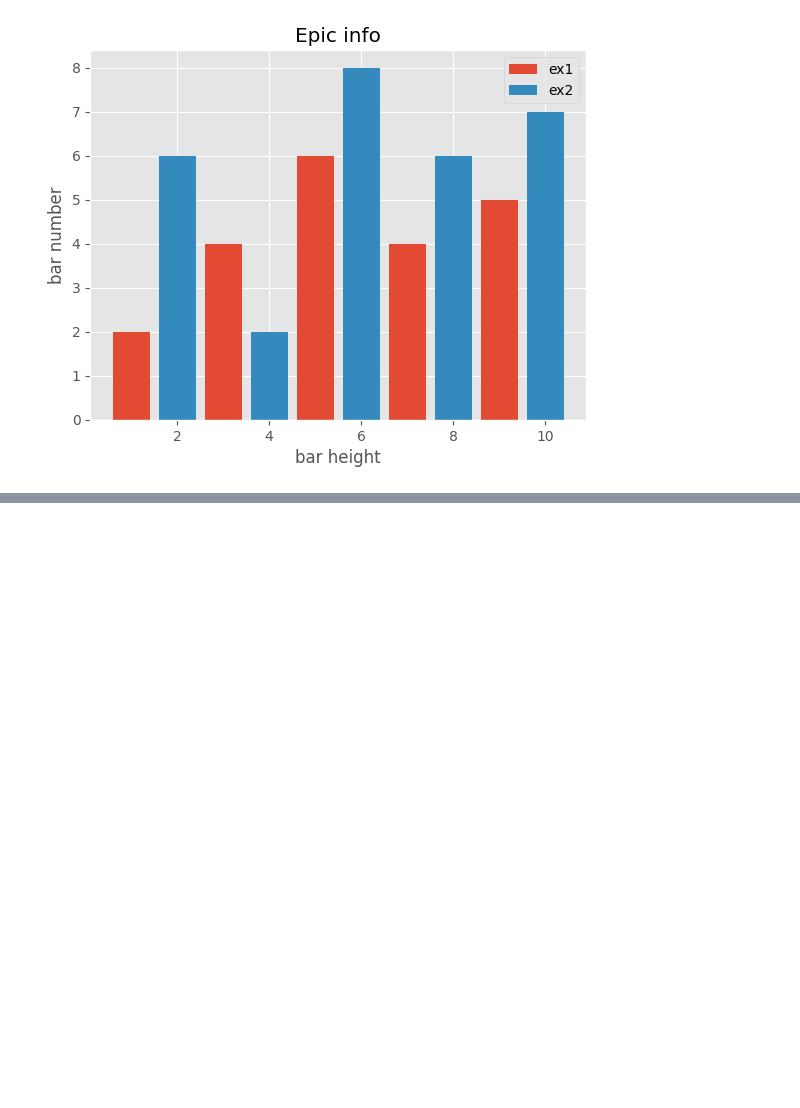
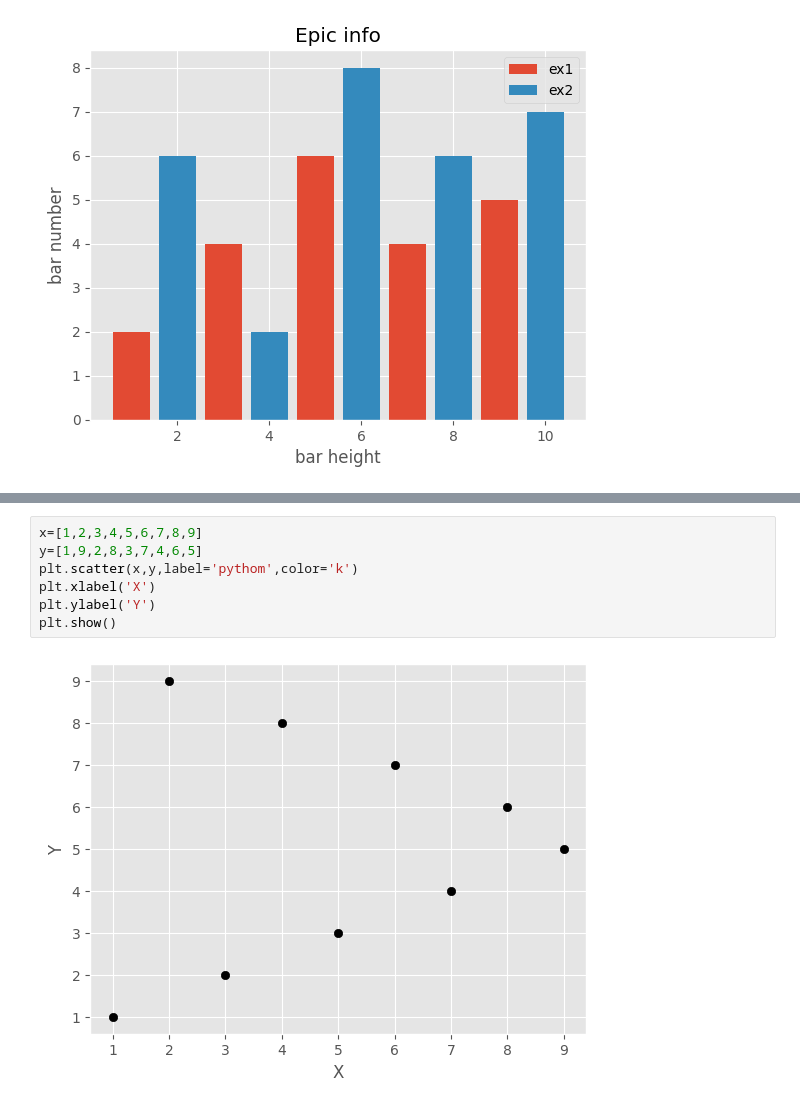
Before and after one commit to Hridayansh018/MatplotLib, a Jupyter notebook: tutorial.ipynb, the cells around one changed output, grey strips where cells are left out. Drawn from its saved outputs; the diff is of its cells as text; blank space fills up the shorter version.

```diff
--- a/tutorial.ipynb
+++ b/tutorial.ipynb
@@ -60,0 +71,9 @@ plt.show()
+# %%
+x=[1,2,3,4,5,6,7,8,9]
+y=[1,9,2,8,3,7,4,6,5]
+plt.scatter(x,y,label='pythom',color='k')
+plt.xlabel('X')
+plt.ylabel('Y')
+plt.show()
+# %% [output]
+[figure, added]
```
Also changed, not shown: parts of 1 cell of this notebook.
